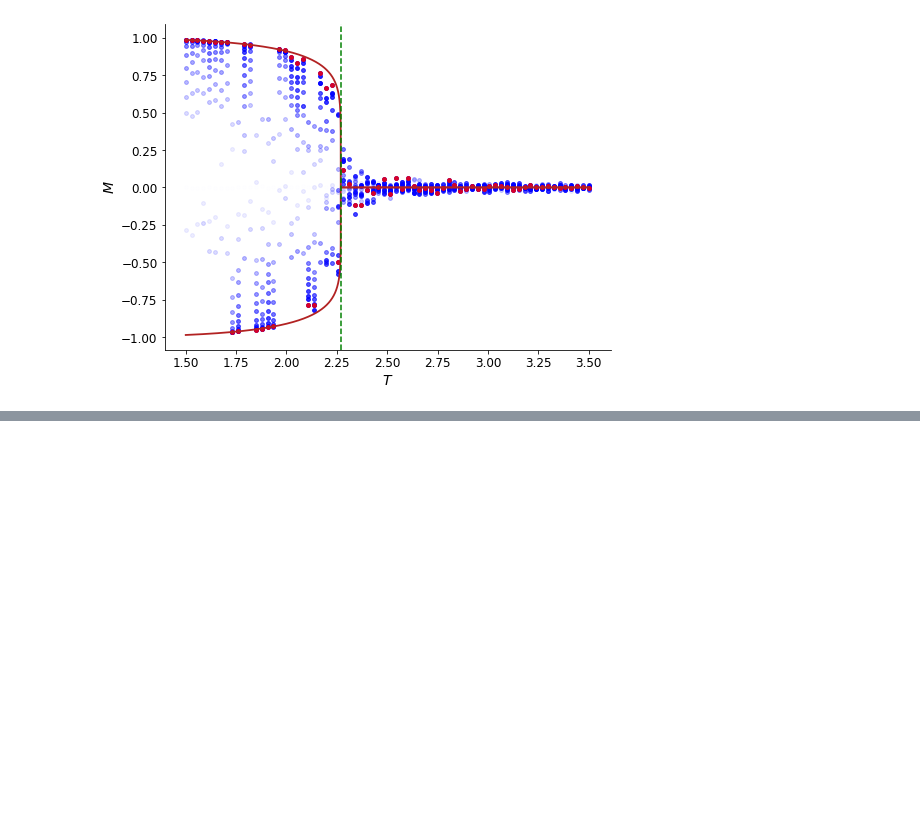
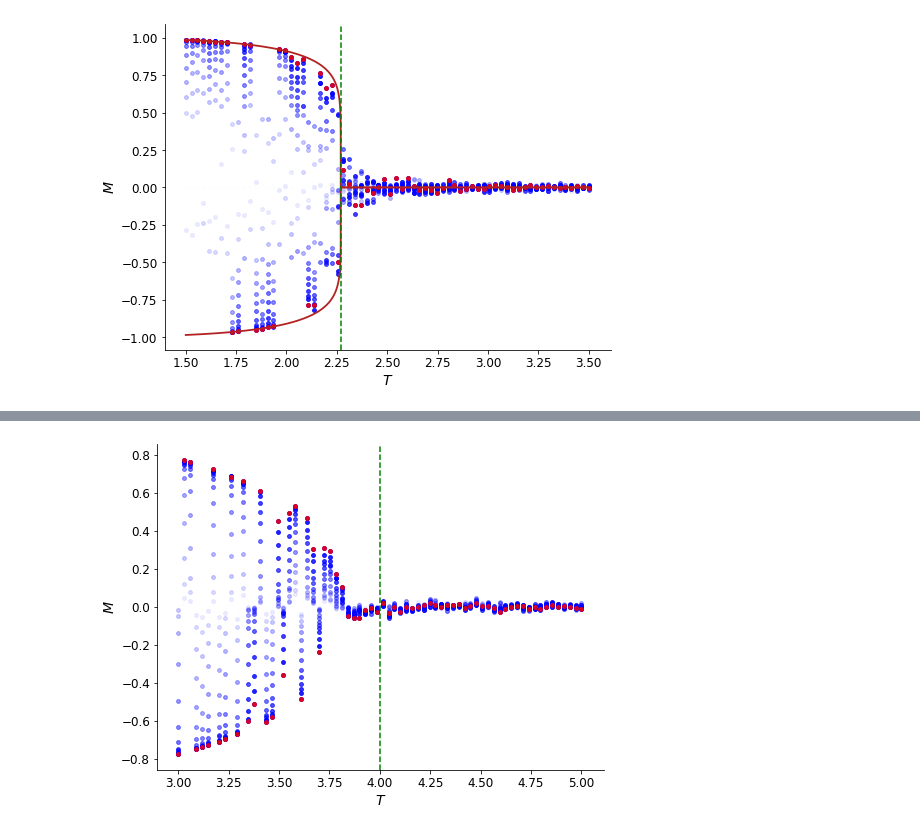
Before and after one commit to eleonoragatti44/IsingModel-CSProject, a Jupyter notebook: Ising2D.ipynb, the cells around one changed output, grey strips where cells are left out. Saved outputs shown, nothing was run; the diff lists cells and outputs as text; code cells hidden in the pictures; blank space fills up the shorter version.

Commit message:
added mf plot

```diff
--- a/Ising2D.ipynb
+++ b/Ising2D.ipynb
@@ -276,10 +276,10 @@ def mag_evol_mf(n1,n2,B,J,t1,t2,n_temperatures,n_repetitions):
         print(i, end="\r")
         for j in range(n_repetitions):
             ising.update_mag()
-            ising.metropolis_mf(1)
+            ising.metropolis_mf(160000) #160.000 PER LATTICE 400x400
             magnetizations[i][j] = (ising.mag[-1])
     return(temperatures, magnetizations)
 # %%
 %%time
 
-temp, mag = mag_evol(250,250,0,1,1.5,3.5,70,15)
+temp_mf, mag_mf = mag_evol_mf(250,250,0,1,3,5,70,15)
@@ -285,0 +289,20 @@ temp, mag = mag_evol(250,250,0,1,1.5,3.5,70,15)
+# %%
+mpl.rcParams['axes.spines.right'] = False
+mpl.rcParams['axes.spines.top'] = False
+
+fig, ax = plt.subplots(1, 1, figsize=(8,6))
+for i, t in enumerate(temp_mf):
+    temper = [t]*len(mag_mf[i])
+    for j in range(len(mag_mf[i])):
+        ax.scatter(t, mag_mf[i][j], color="b", s=15, alpha=(j+0.05)/(len(mag_mf[i])+0.05))
+    ax.scatter(t, mag_mf[i][-1], color="r", s=15, alpha=0.8)
+#ax.plot(x_fin, y_fin, lw=1.8, c="firebrick")
+#ax.plot(x_fin, -y_fin, lw=1.8, c="firebrick")
+ax.axvline(4, c="green", lw=1.5, ls = "dashed")
+#ax.set_title("Magnetization over Temperature")
+ax.set_xlabel("$T$")
+ax.set_ylabel("$M$");
+
+fig.savefig('./fig/mag_evol_mf.pdf', dpi=720)
+# %% [output]
+[figure, added]
```
Also changed, not shown: parts of 3 cells of this notebook, 1 other file.
